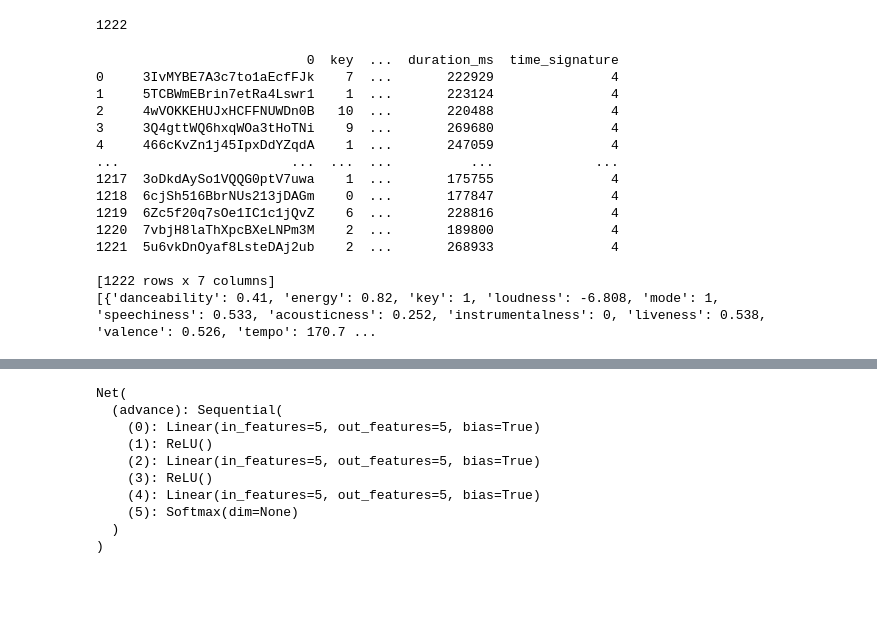
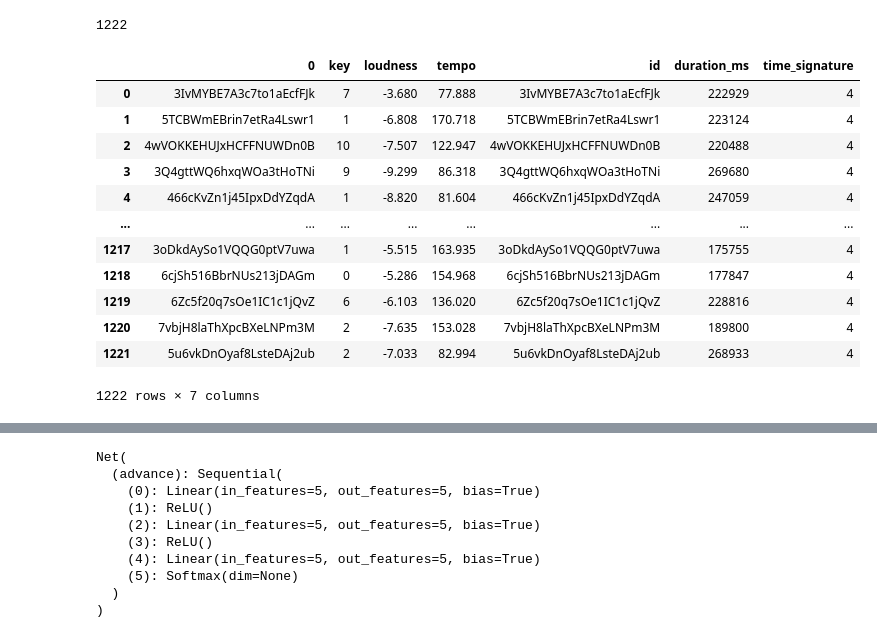
Before and after one commit to pkabranov/predictify, a Jupyter notebook: predictify.ipynb, the cells around one changed output, grey strips where cells are left out. Cells and saved outputs as stored; diff of their text form; code cells hidden in the pictures; blank space fills up the shorter version.

```diff
--- a/predictify.ipynb
+++ b/predictify.ipynb
@@ -87,29 +87,30 @@ def get_playlist_features(track_ids):
 
   return usable_track_features
 # %%
-def df_gen(playlist_id=PLAYLIST_ID):
+def df_gen(playlist_id):
     ids = get_playlist_ids(playlist_id)
     feat = get_playlist_features(ids)
     id_df = pd.DataFrame.from_dict(ids, orient = "columns")
     feat_df = pd.DataFrame.from_dict(feat, orient = "columns")
     df = id_df.join(feat_df)
     return df
+
+features = df_gen('4Kvvbir7qtwhF5xIeRILOl')
+features
 # %% [output]
+|  | 0 | key | loudness | tempo | id | duration_ms | time_signature |
+| 0 | 3IvMYBE7A3c7to1aEcfFJk | 7 | -3.680 | 77.888 | 3IvMYBE7A3c7to1aEcfFJk | 222929 | 4 |
+| 1 | 5TCBWmEBrin7etRa4Lswr1 | 1 | -6.808 | 170.718 | 5TCBWmEBrin7etRa4Lswr1 | 223124 | 4 |
+| 2 | 4wVOKKEHUJxHCFFNUWDn0B | 10 | -7.507 | 122.947 | 4wVOKKEHUJxHCFFNUWDn0B | 220488 | 4 |
+| 3 | 3Q4gttWQ6hxqWOa3tHoTNi | 9 | -9.299 | 86.318 | 3Q4gttWQ6hxqWOa3tHoTNi | 269680 | 4 |
+| 4 | 466cKvZn1j45IpxDdYZqdA | 1 | -8.820 | 81.604 | 466cKvZn1j45IpxDdYZqdA | 247059 | 4 |
+| ... | ... | ... | ... | ... | ... | ... | ... |
+| 1217 | 3oDkdAySo1VQQG0ptV7uwa | 1 | -5.515 | 163.935 | 3oDkdAySo1VQQG0ptV7uwa | 175755 | 4 |
+| 1218 | 6cjSh516BbrNUs213jDAGm | 0 | -5.286 | 154.968 | 6cjSh516BbrNUs213jDAGm | 177847 | 4 |
+| 1219 | 6Zc5f20q7sOe1IC1c1jQvZ | 6 | -6.103 | 136.020 | 6Zc5f20q7sOe1IC1c1jQvZ | 228816 | 4 |
+| 1220 | 7vbjH8laThXpcBXeLNPm3M | 2 | -7.635 | 153.028 | 7vbjH8laThXpcBXeLNPm3M | 189800 | 4 |
+| 1221 | 5u6vkDnOyaf8LsteDAj2ub | 2 | -7.033 | 82.994 | 5u6vkDnOyaf8LsteDAj2ub | 268933 | 4 |
-                           0  key  ...  duration_ms  time_signature
-0     3IvMYBE7A3c7to1aEcfFJk    7  ...       222929               4
-1     5TCBWmEBrin7etRa4Lswr1    1  ...       223124               4
-2     4wVOKKEHUJxHCFFNUWDn0B   10  ...       220488               4
-3     3Q4gttWQ6hxqWOa3tHoTNi    9  ...       269680               4
-4     466cKvZn1j45IpxDdYZqdA    1  ...       247059               4
-...                      ...  ...  ...          ...             ...
-1217  3oDkdAySo1VQQG0ptV7uwa    1  ...       175755               4
-1218  6cjSh516BbrNUs213jDAGm    0  ...       177847               4
-1219  6Zc5f20q7sOe1IC1c1jQvZ    6  ...       228816               4
-1220  7vbjH8laThXpcBXeLNPm3M    2  ...       189800               4
-1221  5u6vkDnOyaf8LsteDAj2ub    2  ...       268933               4
-
-[1222 rows x 7 columns]
-[{'danceability': 0.41, 'energy': 0.82, 'key': 1, 'loudness': -6.808, 'mode': 1, 'speechiness': 0.533, 'acousticness': 0.252, 'instrumentalness': 0, 'liveness': 0.538, 'valence': 0.526, 'tempo': 170.7 ...
+1222 rows × 7 columns
 # %%
 import urllib
 from tqdm import tqdm
```
Also changed, not shown: parts of 2 cells of this notebook.
